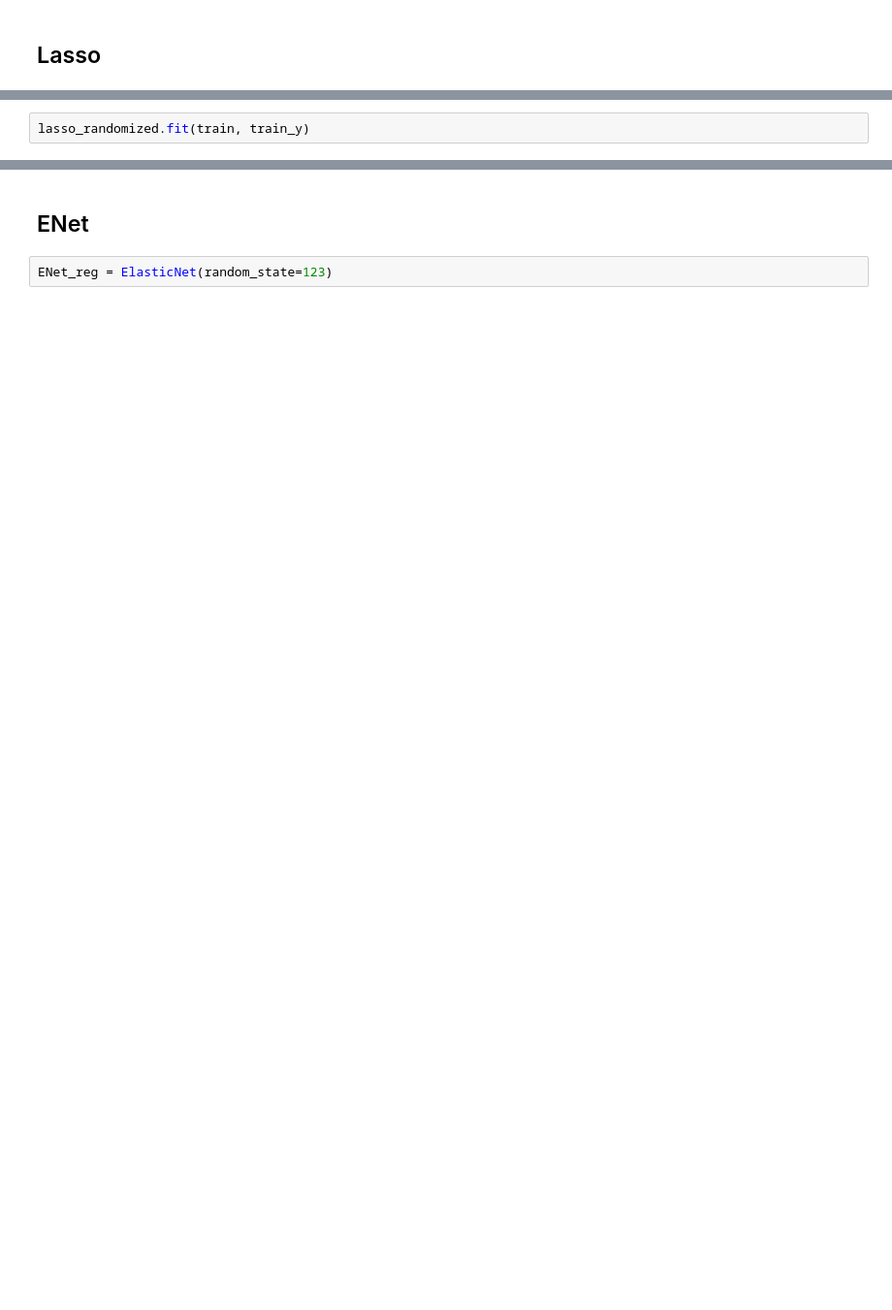
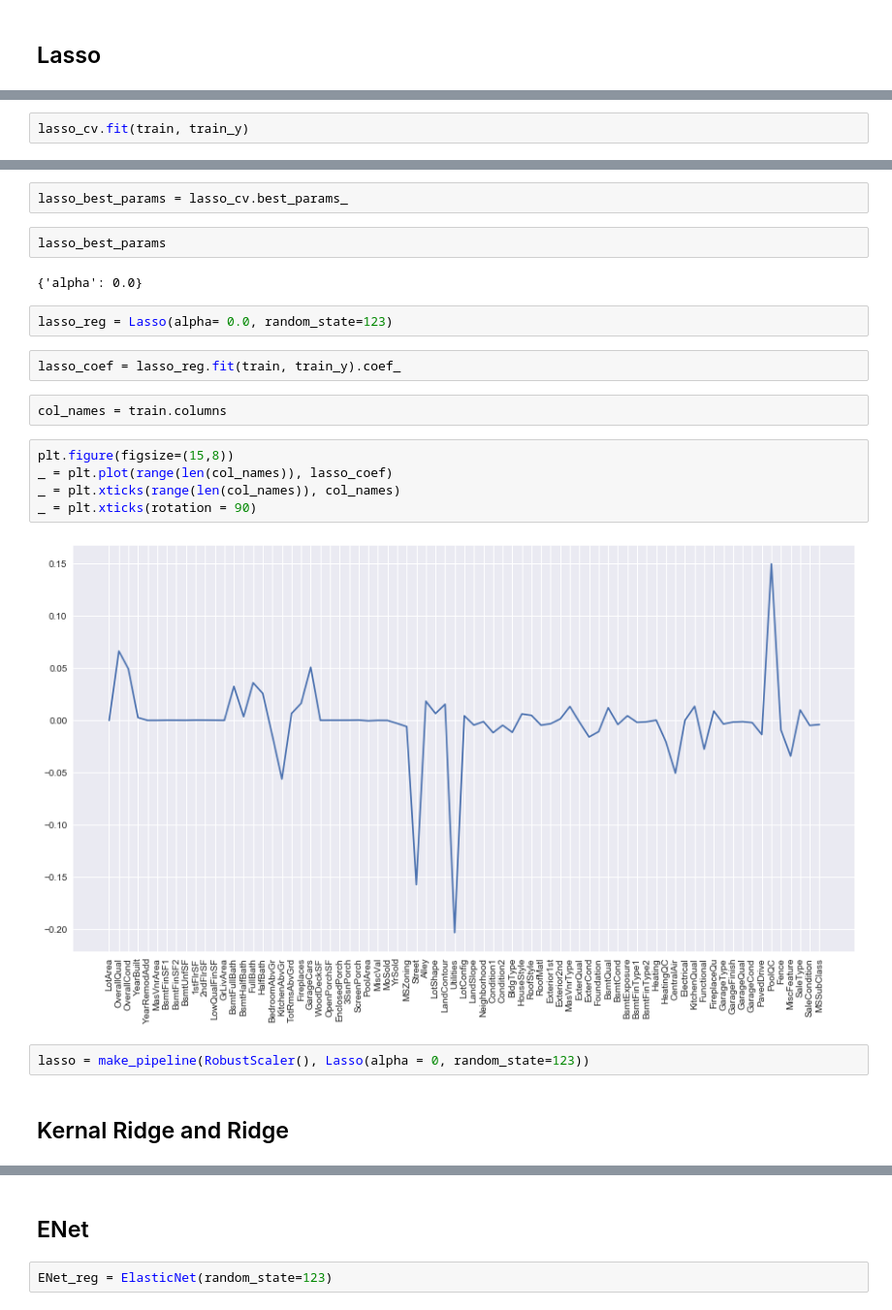
Before and after one commit to xiliang0815/Data-Science-Portfolio, a Jupyter notebook: Kaggle_Competitions/Competition-House_Prices_Regression_Techniques/GLM(Lasso_Ridge_ENet).ipynb, the cells around one changed output, grey strips where cells are left out. Shown at 97% size. Drawn from its saved outputs; the diff is of its cells as text; blank space fills up the shorter version.

```diff
--- a/Kaggle_Competitions/Competition-House_Prices_Regression_Techniques/GLM(Lasso_Ridge_ENet).ipynb
+++ b/Kaggle_Competitions/Competition-House_Prices_Regression_Techniques/GLM(Lasso_Ridge_ENet).ipynb
@@ -40,3 +45,3 @@ lasso_randomized = RandomizedSearchCV(estimator= lasso_reg, param_distributions=
 # %%
-lasso_randomized.fit(train, train_y)
+lasso_cv.fit(train, train_y)
 # %% [output]
@@ -78,0 +66,23 @@ Lasso(alpha=0.001, copy_X=True, fit_intercept=True, max_iter=1000,
+# %%
+lasso_best_params = lasso_cv.best_params_
+# %%
+lasso_best_params
+# %% [output]
+{'alpha': 0.0}
+# %%
+lasso_reg = Lasso(alpha= 0.0, random_state=123)
+# %%
+lasso_coef = lasso_reg.fit(train, train_y).coef_
+# %%
+col_names = train.columns
+# %%
+plt.figure(figsize=(15,8))
+_ = plt.plot(range(len(col_names)), lasso_coef)
+_ = plt.xticks(range(len(col_names)), col_names)
+_ = plt.xticks(rotation = 90)
+# %% [output]
+[figure, added]
+# %%
+lasso = make_pipeline(RobustScaler(), Lasso(alpha = 0, random_state=123))
+# %% [markdown]
+## Kernal Ridge and Ridge
```
Also changed, not shown: parts of 45 cells of this notebook.
